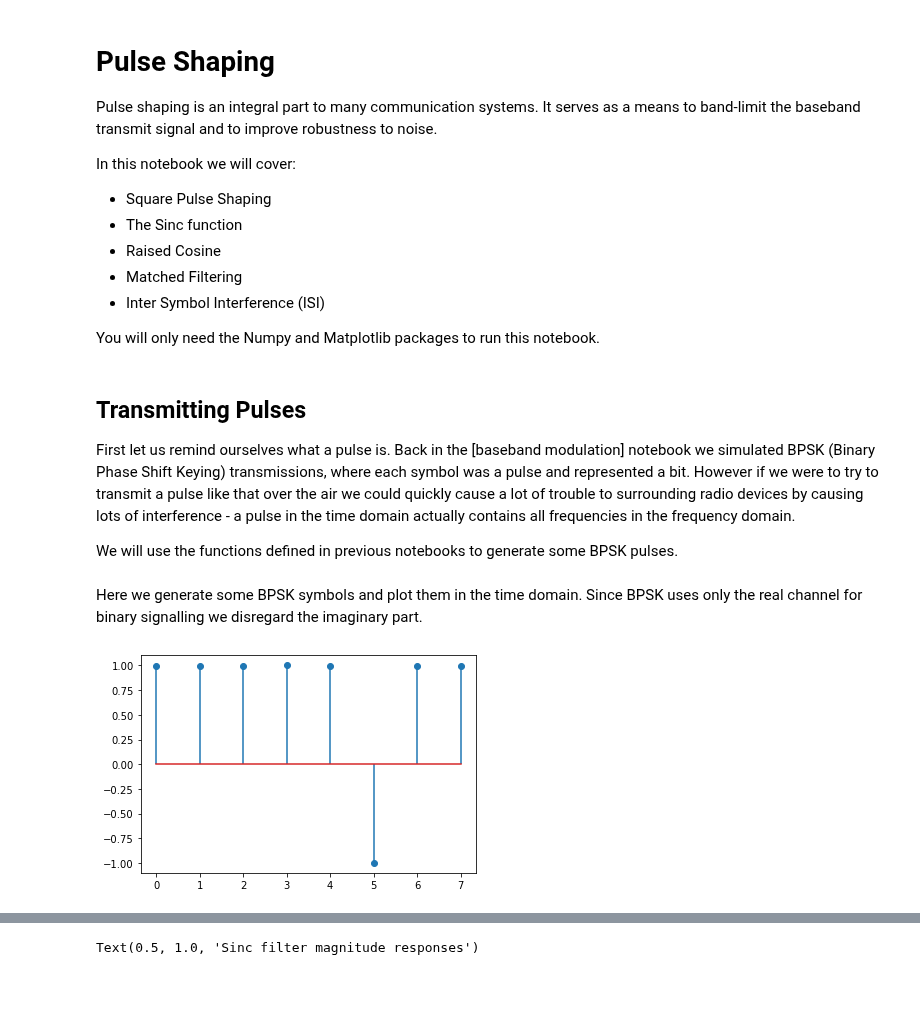
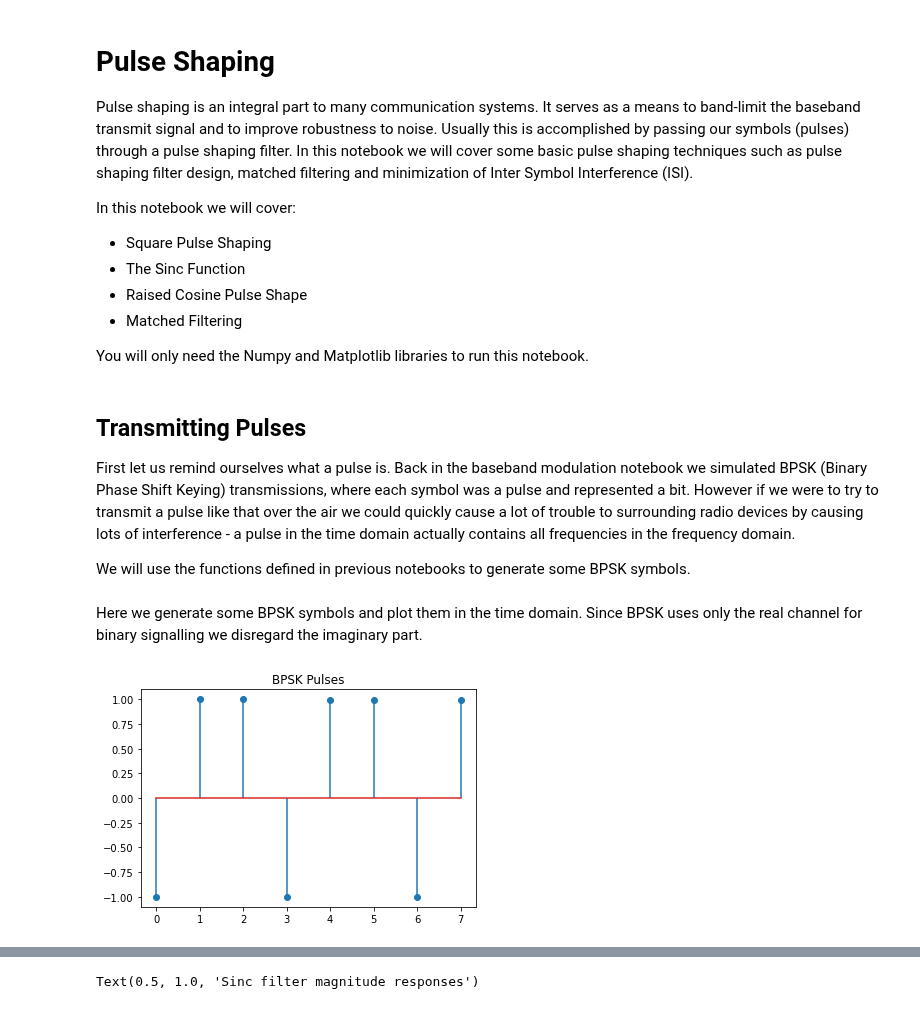
Before and after one commit to strath-sdr/dsp_notebooks, a Jupyter notebook: notebooks/baseband_modulation/02_pulse_shaping.ipynb, the cells around one changed output, grey strips where cells are left out. Drawn from its saved outputs; the diff is of its cells as text; code cells hidden in the pictures.

Commit message:
updated modulation classification, spectrum analysis, and pulse shaping notebooks

```diff
--- a/notebooks/baseband_modulation/02_pulse_shaping.ipynb
+++ b/notebooks/baseband_modulation/02_pulse_shaping.ipynb
@@ -1,26 +1,25 @@
 # %% [markdown]
 # Pulse Shaping
 
-Pulse shaping is an integral part to many communication systems. It serves as a means to band-limit the baseband transmit signal and to improve robustness to noise.
+Pulse shaping is an integral part to many communication systems. It serves as a means to band-limit the baseband transmit signal and to improve robustness to noise. Usually this is accomplished by passing our symbols (pulses) through a pulse shaping filter. In this notebook we will cover some basic pulse shaping techniques such as pulse shaping filter design, matched filtering and minimization of Inter Symbol Interference (ISI).
 
 In this notebook we will cover:
 
 * Square Pulse Shaping
-* The Sinc function
-* Raised Cosine
+* The Sinc Function
+* Raised Cosine Pulse Shape
 * Matched Filtering
-* Inter Symbol Interference (ISI)
 
-You will only need the Numpy and Matplotlib packages to run this notebook.
+You will only need the Numpy and Matplotlib libraries to run this notebook.
 # %%
 import numpy as np
 import matplotlib.pyplot as plt
 # %% [markdown]
 ## Transmitting Pulses
 
-First let us remind ourselves what a pulse is. Back in the [baseband modulation] notebook we simulated BPSK (Binary Phase Shift Keying) transmissions, where each symbol was a pulse and represented a bit. However if we were to try to transmit a pulse like that over the air we could quickly cause a lot of trouble to surrounding radio devices by causing lots of interference - a pulse in the time domain actually contains all frequencies in the frequency domain.
+First let us remind ourselves what a pulse is. Back in the baseband modulation notebook we simulated BPSK (Binary Phase Shift Keying) transmissions, where each symbol was a pulse and represented a bit. However if we were to try to transmit a pulse like that over the air we could quickly cause a lot of trouble to surrounding radio devices by causing lots of interference - a pulse in the time domain actually contains all frequencies in the frequency domain.
 
-We will use the functions defined in previous notebooks to generate some BPSK pulses.
+We will use the functions defined in previous notebooks to generate some BPSK symbols.
 # %%
 # Function to add white gaussian noise to a signal, specify SNR in dB
 def awgn(signal, snr):
@@ -47,8 +46,9 @@ def generate_bpsk(num_symbols, noise=50):
 # %% [markdown]
 Here we generate some BPSK symbols and plot them in the time domain. Since BPSK uses only the real channel for binary signalling we disregard the imaginary part.
 # %%
-symbols = generate_bpsk(8)
-plt.stem(symbols.real, use_line_collection=True)
+symbols = generate_bpsk(2048)
+plt.stem(symbols.real[:8], use_line_collection=True)
+plt.title('BPSK Pulses')
 plt.show()
 # %% [output]
-[figure, old version]
+[figure, new version]
```
Also changed, not shown: parts of 23 cells of this notebook, 2 other files.
